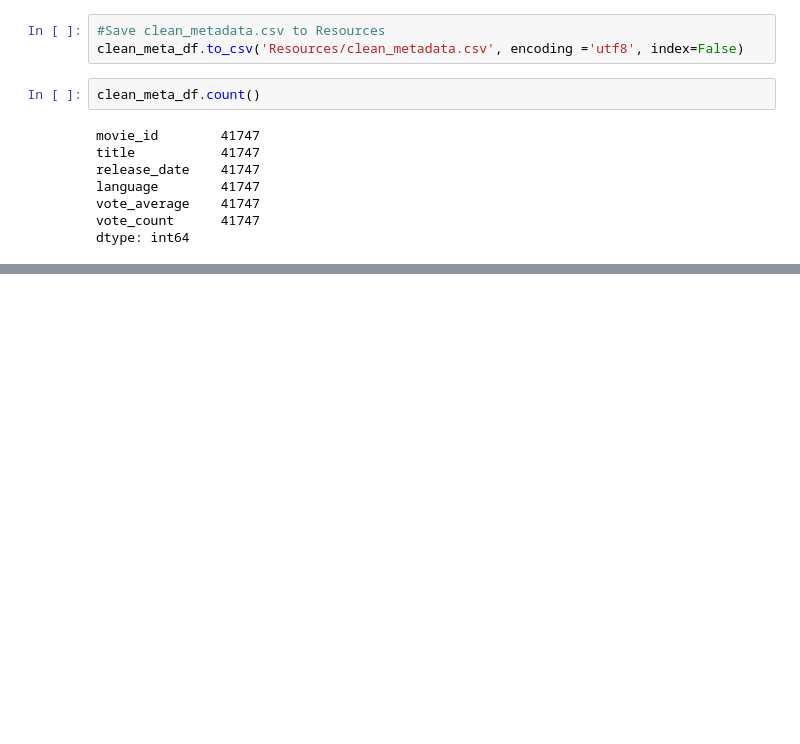
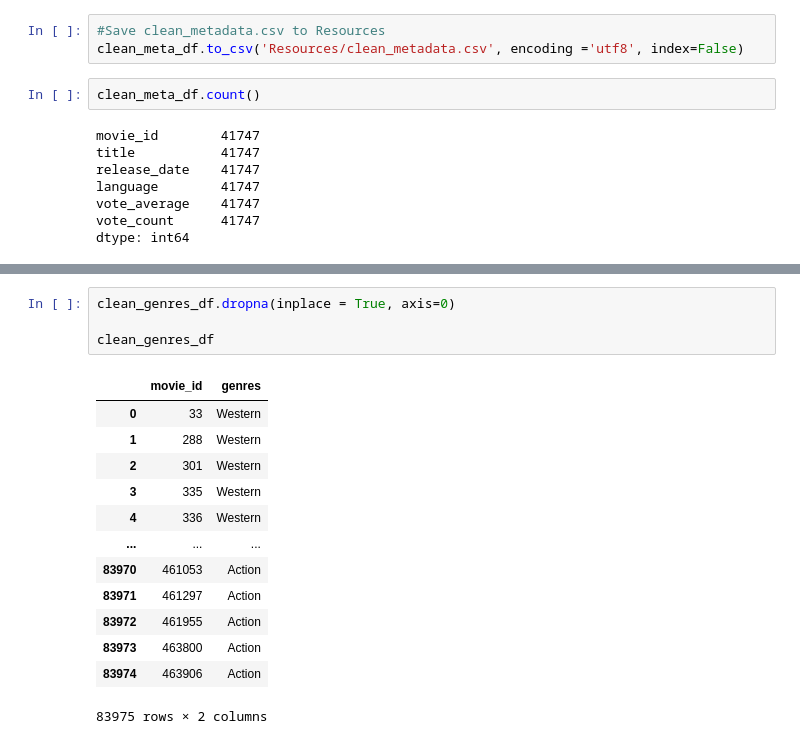
Before and after one commit to caseygomez/Female-Representation-In-The-Film-Industry, a Jupyter notebook: movies_metadata.ipynb, the cells around one changed output, grey strips where cells are left out. Saved outputs shown, nothing was run; the diff lists cells and outputs as text; blank space fills up the shorter version.

```diff
--- a/movies_metadata.ipynb
+++ b/movies_metadata.ipynb
@@ -533,0 +553,18 @@ dtype: int64
+# %%
+clean_genres_df.dropna(inplace = True, axis=0)
+
+clean_genres_df
+# %% [output]
+|  | movie_id | genres |
+| 0 | 33 | Western |
+| 1 | 288 | Western |
+| 2 | 301 | Western |
+| 3 | 335 | Western |
+| 4 | 336 | Western |
+| ... | ... | ... |
+| 83970 | 461053 | Action |
+| 83971 | 461297 | Action |
+| 83972 | 461955 | Action |
+| 83973 | 463800 | Action |
+| 83974 | 463906 | Action |
+83975 rows × 2 columns
```
Also changed, not shown: parts of 12 cells of this notebook.
